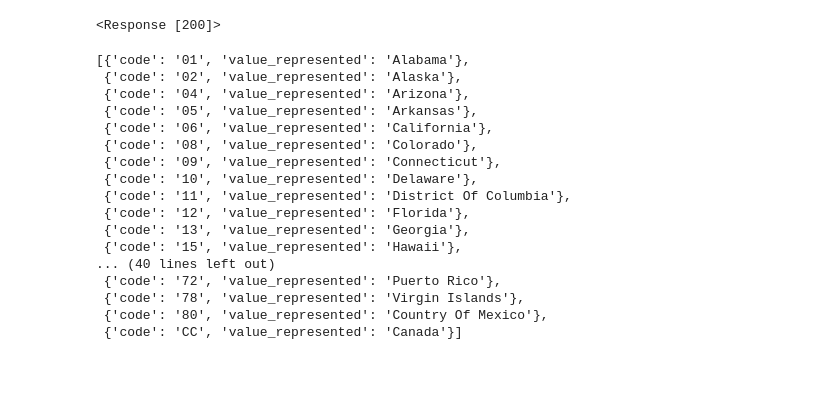
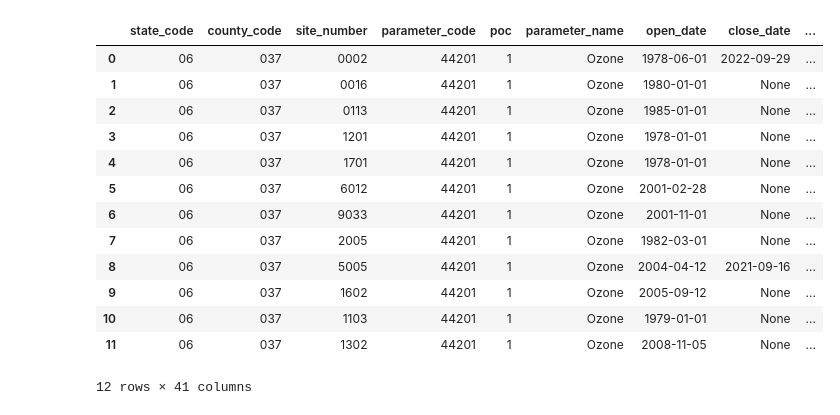
Before and after one commit to reggiewilcox/ISAT420_Code, a Jupyter notebook: W5_1_AirQuality/Untitled Folder/downloadData.ipynb, the cells around one changed output. Drawn from its saved outputs; the diff is of its cells as text; code cells hidden in the pictures; blank space fills up the shorter version.

```diff
--- a/W5_1_AirQuality/Untitled Folder/downloadData.ipynb
+++ b/W5_1_AirQuality/Untitled Folder/downloadData.ipynb
@@ -26,0 +9,4 @@ r
+# %%
+import yaml
+with open('C:/Users/tobia/.epaapi.yml', 'r') as file:
+    api_info = yaml.load(file, Loader=yaml.FullLoader)
@@ -27,7 +33,29 @@ r
 # %%
-parameters = {'email': 'gerkentx@jmu.edu',
-            'key':  'ochreswift41'
-             }
-requests.get("https://aqs.epa.gov/data/api/list/states?", params = parameters)
+parameters  = parameters = {'email': 'gerkentx@jmu.edu',
+            'key':  api_info['key'],
+            'bdate': 20200101,
+            'edate': 20200101,
+            'state':"06",
+             "county":"037",
+            'param':"44201"            }
+
+r=requests.get("https://aqs.epa.gov/data/api/monitors/byCounty", params = parameters)
+
+data = r.json()
+df = pd.json_normalize(data['Data'])
+df.head()
 # %% [output]
+|  | state_code | county_code | site_number | parameter_code | poc | parameter_name | open_date | close_date | ... |
+| 0 | 06 | 037 | 0002 | 44201 | 1 | Ozone | 1978-06-01 | 2022-09-29 | ... |
+| 1 | 06 | 037 | 0016 | 44201 | 1 | Ozone | 1980-01-01 | None | ... |
+| 2 | 06 | 037 | 0113 | 44201 | 1 | Ozone | 1985-01-01 | None | ... |
+| 3 | 06 | 037 | 1201 | 44201 | 1 | Ozone | 1978-01-01 | None | ... |
+| 4 | 06 | 037 | 1701 | 44201 | 1 | Ozone | 1978-01-01 | None | ... |
+| 5 | 06 | 037 | 6012 | 44201 | 1 | Ozone | 2001-02-28 | None | ... |
+| 6 | 06 | 037 | 9033 | 44201 | 1 | Ozone | 2001-11-01 | None | ... |
+| 7 | 06 | 037 | 2005 | 44201 | 1 | Ozone | 1982-03-01 | None | ... |
+| 8 | 06 | 037 | 5005 | 44201 | 1 | Ozone | 2004-04-12 | 2021-09-16 | ... |
+| 9 | 06 | 037 | 1602 | 44201 | 1 | Ozone | 2005-09-12 | None | ... |
+| 10 | 06 | 037 | 1103 | 44201 | 1 | Ozone | 1979-01-01 | None | ... |
+| 11 | 06 | 037 | 1302 | 44201 | 1 | Ozone | 2008-11-05 | None | ... |
-<Response [200]>
+12 rows × 41 columns
@@ -36,20 +61,0 @@ r=requests.get("https://aqs.epa.gov/data/api/list/states?email=gerkentx@jmu.edu&
-# %%
-r.json()['Data']
-# %% [output]
-[{'code': '01', 'value_represented': 'Alabama'},
- {'code': '02', 'value_represented': 'Alaska'},
- {'code': '04', 'value_represented': 'Arizona'},
- {'code': '05', 'value_represented': 'Arkansas'},
- {'code': '06', 'value_represented': 'California'},
- {'code': '08', 'value_represented': 'Colorado'},
- {'code': '09', 'value_represented': 'Connecticut'},
- {'code': '10', 'value_represented': 'Delaware'},
- {'code': '11', 'value_represented': 'District Of Columbia'},
- {'code': '12', 'value_represented': 'Florida'},
- {'code': '13', 'value_represented': 'Georgia'},
- {'code': '15', 'value_represented': 'Hawaii'},
-... (40 lines left out)
- {'code': '72', 'value_represented': 'Puerto Rico'},
- {'code': '78', 'value_represented': 'Virgin Islands'},
- {'code': '80', 'value_represented': 'Country Of Mexico'},
- {'code': 'CC', 'value_represented': 'Canada'}]
```
Also changed, not shown: parts of 18 cells of this notebook.
